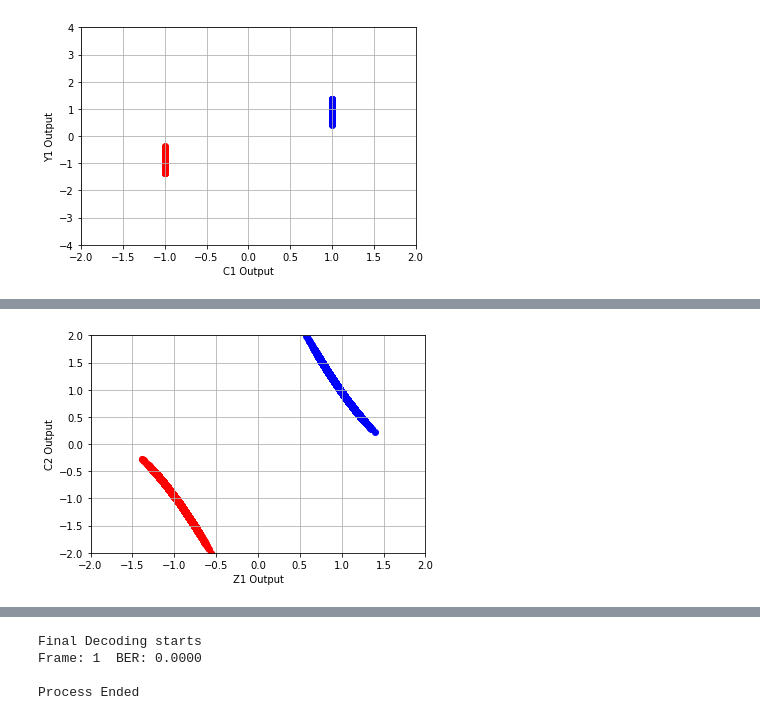
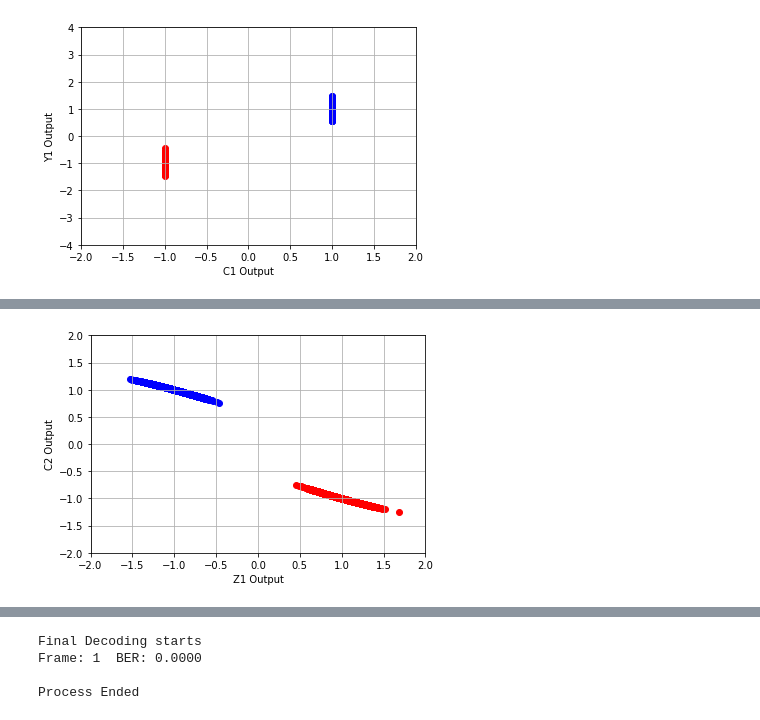
Before and after one commit to rajesh030589/WirelessDL, a Jupyter notebook: Python/Automation/main_run.ipynb, the cells around one changed output, grey strips where cells are left out. Drawn from its saved outputs; the diff is of its cells as text; code cells hidden in the pictures.

```diff
--- a/Python/Automation/main_run.ipynb
+++ b/Python/Automation/main_run.ipynb
@@ -159,24 +160,24 @@ TX Transmission 2 starts
 # %%
 Bit_Input = sio.loadmat('/home/rajesh/ActiveFeedback/WirelessDL/Python/Automation/Feedback_Files/Bit_Input.mat')
 Bit_Input = Bit_Input['Bit_Input']
 
 Z1_Output = sio.loadmat('/home/rajesh/ActiveFeedback/WirelessDL/Python/Automation/Feedback_Files/Z1_Output.mat')
-Z1_Output = Z1_Output['Z1_Output']
+Z1_Output = Z1_Output['ZL']
 
 C2_Output = sio.loadmat('/home/rajesh/ActiveFeedback/WirelessDL/Python/Automation/Feedback_Files/C2_Output.mat')
-C2_Output = C2_Output['C2_Output']
+C2_Output = C2_Output['C_Output']
 
 
 plt.scatter(Z1_Output[np.where(Bit_Input==0)], C2_Output[np.where(Bit_Input==0)], color = 'r')
 plt.scatter(Z1_Output[np.where(Bit_Input==1)], C2_Output[np.where(Bit_Input==1)], color = 'b')
 plt.xlabel('Z1 Output')
 plt.ylabel('C2 Output')
 plt.grid(True)
 plt.xlim([-2, 2])
 plt.ylim([-2, 2])
 plt.show()
 # %% [output]
-[figure, old version]
+[figure, new version]
 # %%
 # Receiver receives second message
 subprocess.call(string2 + ' -dev_type decoder -num 2', shell= True)
```
Also changed, not shown: parts of 21 cells of this notebook, 7 other files.
